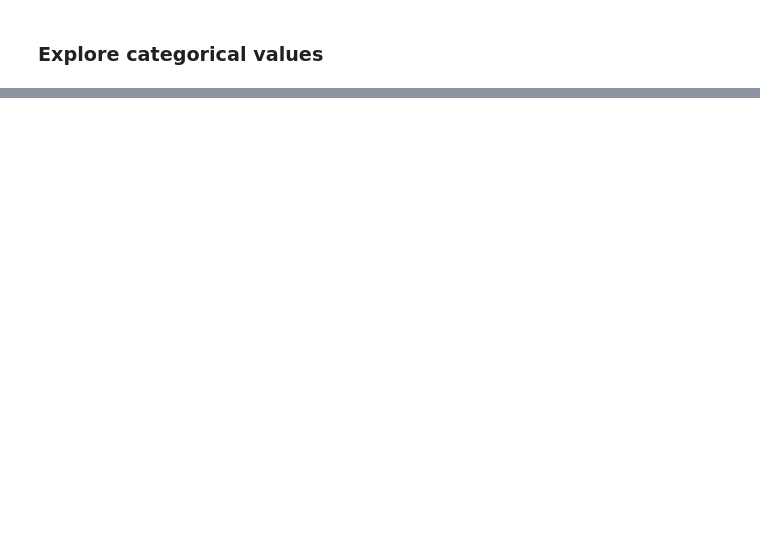
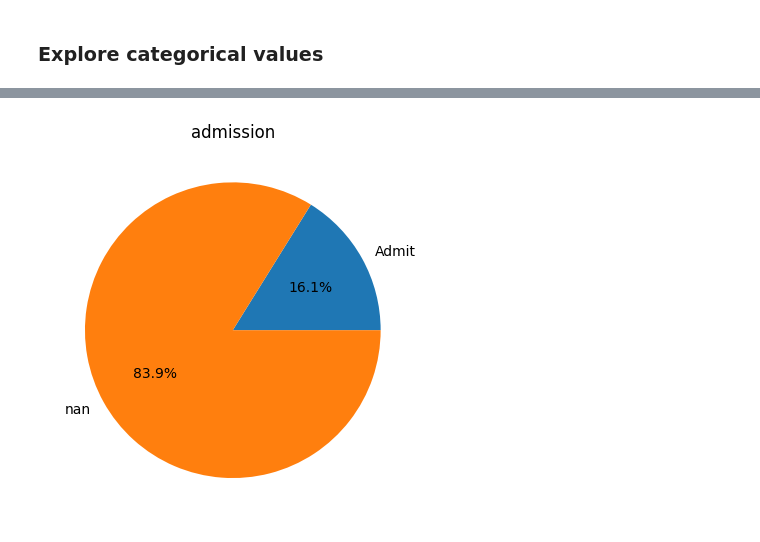
Before and after one commit to KatePril/admission-prediction, a Jupyter notebook: notebook.ipynb, the cells around one changed output, grey strips where cells are left out. Drawn from its saved outputs; the diff is of its cells as text; code cells hidden in the pictures; blank space fills up the shorter version.

```diff
--- a/notebook.ipynb
+++ b/notebook.ipynb
@@ -114,0 +140,11 @@ for category in categorical:
+# %%
+data[data["admission"] == "Waitlist"]["admission"] = "Admit"
+# %%
+counts_column = Counter(data["admission"])
+labels = list(counts_column.keys())
+values = list(counts_column.values())
+plt.pie(values, labels=labels, autopct='%1.1f%%')
+plt.title("admission")
+plt.show()
+# %% [output]
+[figure, added]
```
Also changed, not shown: parts of 23 cells of this notebook.
